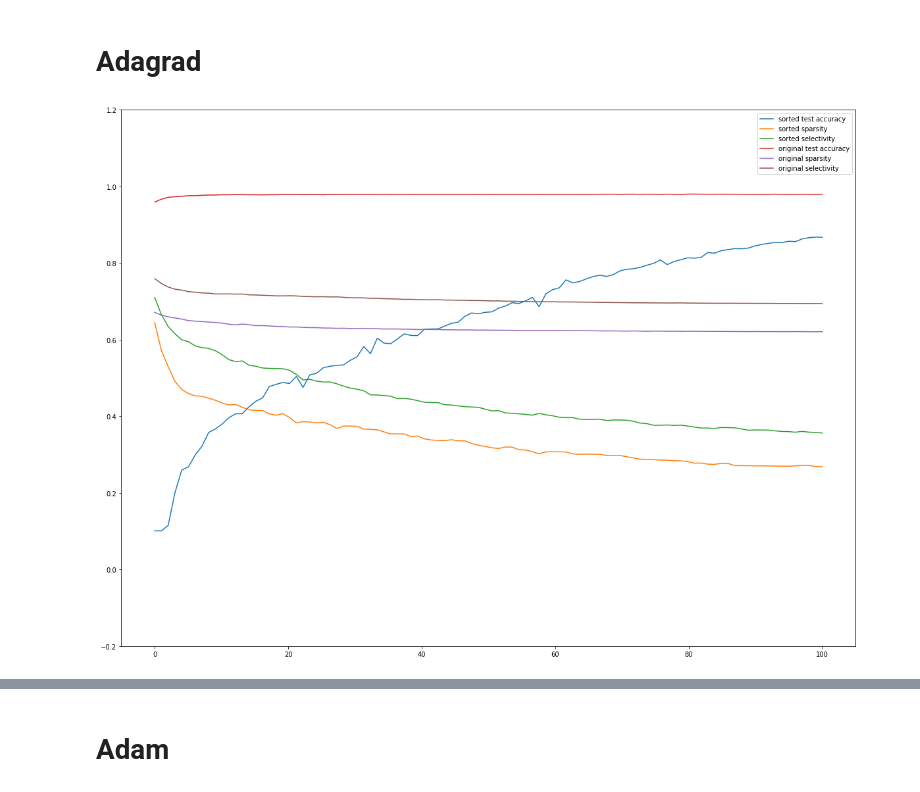
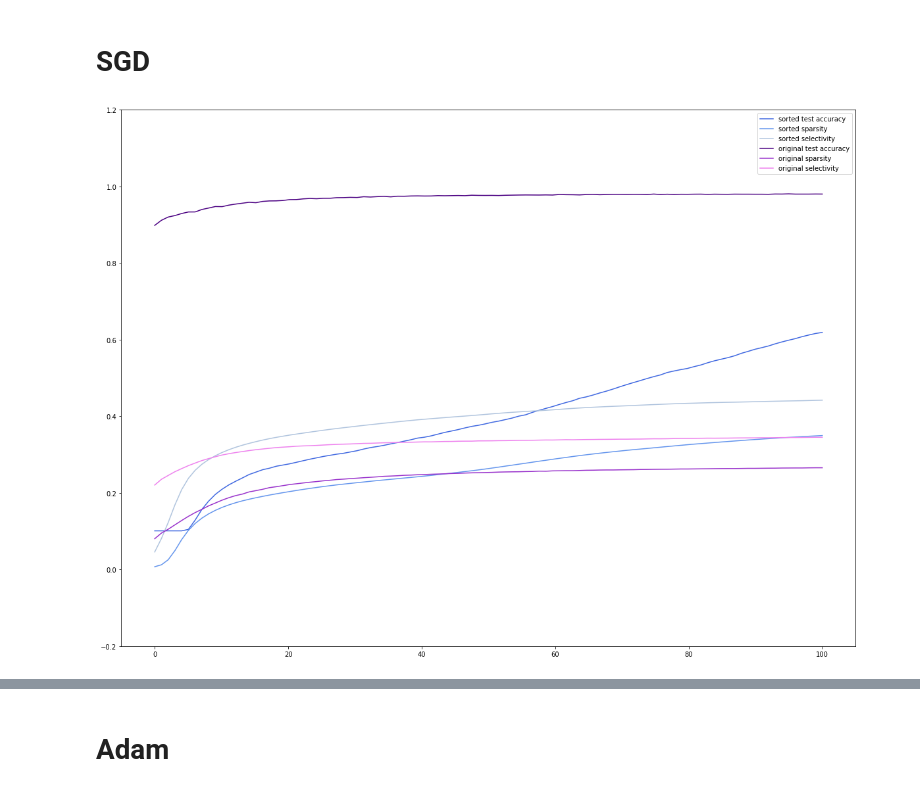
Before and after one commit to 7201krap/COMS30045_Individual-Project, a Jupyter notebook: FINAL/Graphs/data_sorted_vs_nonsorted/sorted_vs_original.ipynb, the cells around one changed output, grey strips where cells are left out. Drawn from its saved outputs; the diff is of its cells as text; code cells hidden in the pictures.

Commit message:
updated graphs

```diff
--- a/FINAL/Graphs/data_sorted_vs_nonsorted/sorted_vs_original.ipynb
+++ b/FINAL/Graphs/data_sorted_vs_nonsorted/sorted_vs_original.ipynb
@@ -48,13 +48,13 @@ def selectivity_val_extractor(file_name):
 def all_plotter(sorted_test_acc_list, sorted_sparsity_list, sorted_selectivity_average_list, nonsorted_test_acc_list, nonsorted_sparsity_list, nonsorted_selectivity_average_list, location='best'):
     fig, ax = plt.subplots(figsize=(20, 15))
 
-    ax.plot(np.linspace(0.0, 100.0, num=100), sorted_test_acc_list, label='sorted test accuracy')
-    ax.plot(np.linspace(0.0, 100.0, num=100), sorted_sparsity_list, label='sorted sparsity')
-    ax.plot(np.linspace(0.0, 100.0, num=100), sorted_selectivity_average_list, label='sorted selectivity')
+    ax.plot(np.linspace(0.0, 100.0, num=100), sorted_test_acc_list, label='sorted test accuracy', c='royalblue')
+    ax.plot(np.linspace(0.0, 100.0, num=100), sorted_sparsity_list, label='sorted sparsity', c='cornflowerblue')
+    ax.plot(np.linspace(0.0, 100.0, num=100), sorted_selectivity_average_list, label='sorted selectivity', c='lightsteelblue')
 
-    ax.plot(np.linspace(0.0, 100.0, num=100), nonsorted_test_acc_list, label='original test accuracy')
-    ax.plot(np.linspace(0.0, 100.0, num=100), nonsorted_sparsity_list, label='original sparsity')
-    ax.plot(np.linspace(0.0, 100.0, num=100), nonsorted_selectivity_average_list, label='original selectivity')
+    ax.plot(np.linspace(0.0, 100.0, num=100), nonsorted_test_acc_list, label='original test accuracy', c='indigo')
+    ax.plot(np.linspace(0.0, 100.0, num=100), nonsorted_sparsity_list, label='original sparsity', c='darkorchid')
+    ax.plot(np.linspace(0.0, 100.0, num=100), nonsorted_selectivity_average_list, label='original selectivity', c='violet')
 
     ax.set_ylim([-0.2,1.2])
     ax.legend(loc=location)
@@ -61,0 +64,14 @@ def all_plotter(sorted_test_acc_list, sorted_sparsity_list, sorted_selectivity_a
+# %%
+def plotter(optimizer_name, flag=False):
+    sorted_test_vals  = test_val_extractor(f'sorted_selectivity_{optimizer_name}.txt')
+    sorted_sparsities = sparsity_val_extractor(f'sorted_sparsity_{optimizer_name}.txt')
+    sorted_selectivity_average, sorted_selectivity_std = selectivity_val_extractor(f"sorted_selectivity_{optimizer_name}.txt")
+
+    non_sorted_test_vals  = test_val_extractor(f'not_sorted_selectivity_{optimizer_name}.txt')
+    non_sorted_sparsities = sparsity_val_extractor(f'not_sorted_sparsity_{optimizer_name}.txt')
+    non_sorted_selectivity_average, non_sorted_selectivity_std = selectivity_val_extractor(f"not_sorted_selectivity_{optimizer_name}.txt")
+
+    if flag==False:
+        all_plotter(sorted_test_vals, sorted_sparsities, sorted_selectivity_average, non_sorted_test_vals, non_sorted_sparsities, non_sorted_selectivity_average)
+    else:
+        return sorted_test_vals, sorted_sparsities, sorted_selectivity_average, sorted_selectivity_std, non_sorted_test_vals, non_sorted_sparsities, non_sorted_selectivity_average, non_sorted_selectivity_std
@@ -62,14 +100,6 @@ def all_plotter(sorted_test_acc_list, sorted_sparsity_list, sorted_selectivity_a
 # %% [markdown]
-# Adagrad
+# SGD
-# %%
-sorted_test_vals  = test_val_extractor('sorted_selectivity_Adagrad.txt')
-sorted_sparsities = sparsity_val_extractor('sorted_sparsity_Adagrad.txt')
-sorted_selectivity_average, sorted_selectivity_std = selectivity_val_extractor("sorted_selectivity_Adagrad.txt")
-
-non_sorted_test_vals  = test_val_extractor('not_sorted_selectivity_Adagrad.txt')
-non_sorted_sparsities = sparsity_val_extractor('not_sorted_sparsity_Adagrad.txt')
-non_sorted_selectivity_average, non_sorted_selectivity_std = selectivity_val_extractor("not_sorted_selectivity_Adagrad.txt")
-
-all_plotter(sorted_test_vals, sorted_sparsities, sorted_selectivity_average, non_sorted_test_vals, non_sorted_sparsities, non_sorted_selectivity_average)
-# %% [output]
-[figure, removed]
+# %%
+plotter('SGD')
+# %% [output]
+[figure, added]
```
Also changed, not shown: parts of 9 cells of this notebook.
